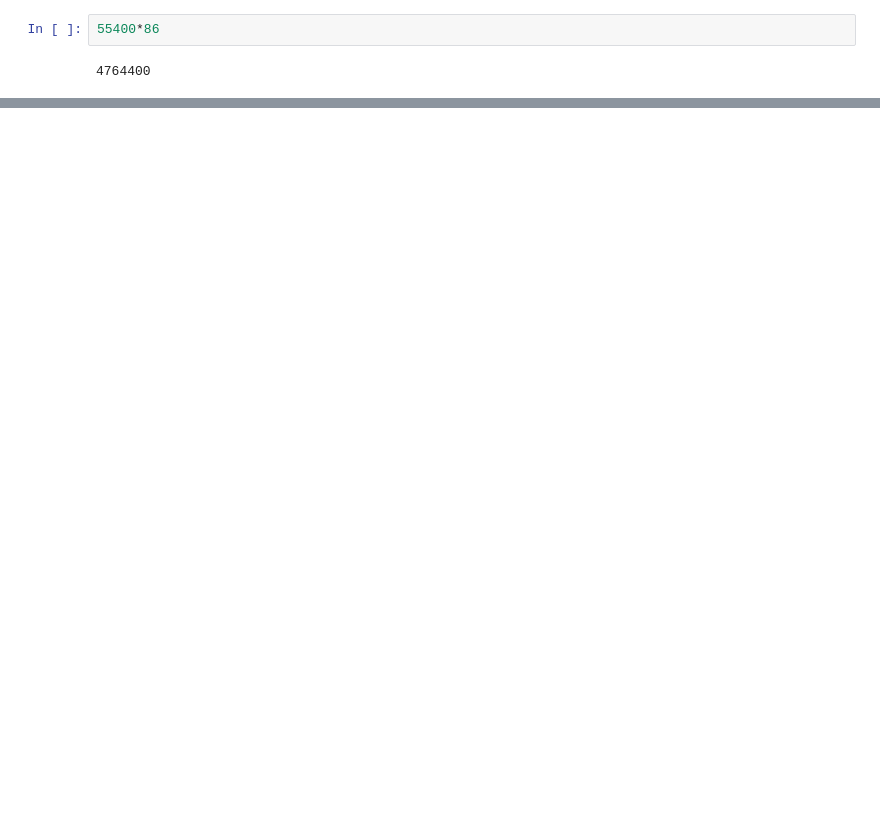
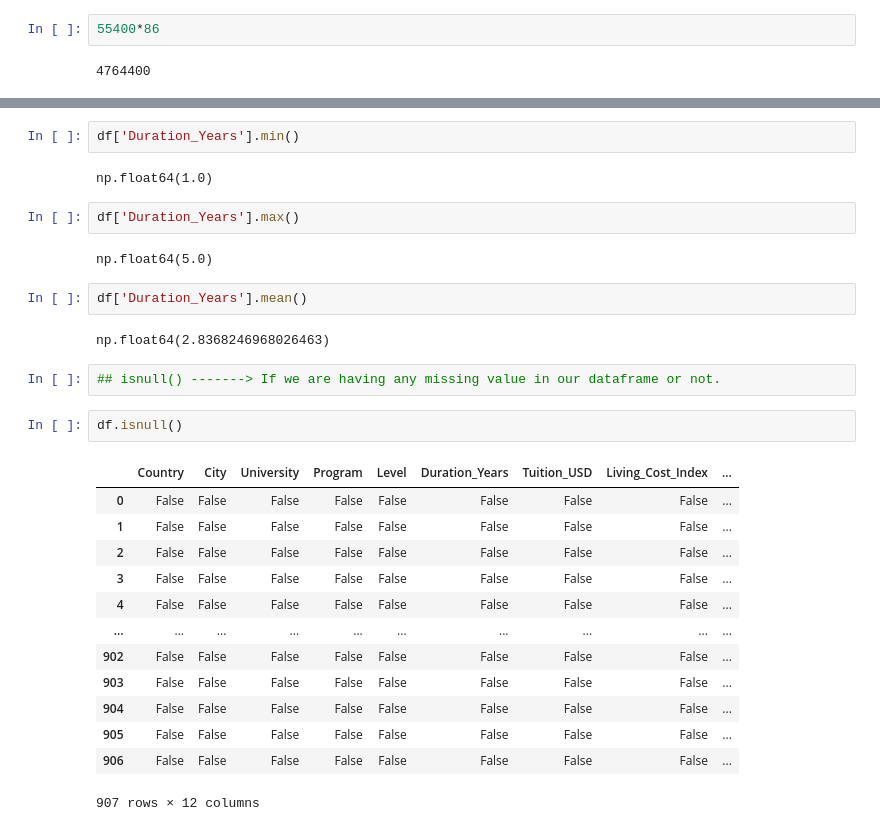
Before and after one commit to Narc2022/GenarativeAi, a Jupyter notebook: tutedude-genai/A_Practice/Machin Learning/demo_ML_Project.ipynb, the cells around one changed output, grey strips where cells are left out. Drawn from its saved outputs; the diff is of its cells as text; blank space fills up the shorter version.

```diff
--- a/tutedude-genai/A_Practice/Machin Learning/demo_ML_Project.ipynb
+++ b/tutedude-genai/A_Practice/Machin Learning/demo_ML_Project.ipynb
@@ -44,0 +217,30 @@ df.sample(5)
+# %%
+df['Duration_Years'].min()
+# %% [output]
+np.float64(1.0)
+# %%
+df['Duration_Years'].max()
+# %% [output]
+np.float64(5.0)
+# %%
+df['Duration_Years'].mean()
+# %% [output]
+np.float64(2.8368246968026463)
+# %%
+## isnull() -------> If we are having any missing value in our dataframe or not.
+# %%
+df.isnull()
+# %% [output]
+|  | Country | City | University | Program | Level | Duration_Years | Tuition_USD | Living_Cost_Index | ... |
+| 0 | False | False | False | False | False | False | False | False | ... |
+| 1 | False | False | False | False | False | False | False | False | ... |
+| 2 | False | False | False | False | False | False | False | False | ... |
+| 3 | False | False | False | False | False | False | False | False | ... |
+| 4 | False | False | False | False | False | False | False | False | ... |
+| ... | ... | ... | ... | ... | ... | ... | ... | ... | ... |
+| 902 | False | False | False | False | False | False | False | False | ... |
+| 903 | False | False | False | False | False | False | False | False | ... |
+| 904 | False | False | False | False | False | False | False | False | ... |
+| 905 | False | False | False | False | False | False | False | False | ... |
+| 906 | False | False | False | False | False | False | False | False | ... |
+907 rows × 12 columns
```
Also changed, not shown: parts of 26 cells of this notebook, 21 other files.
